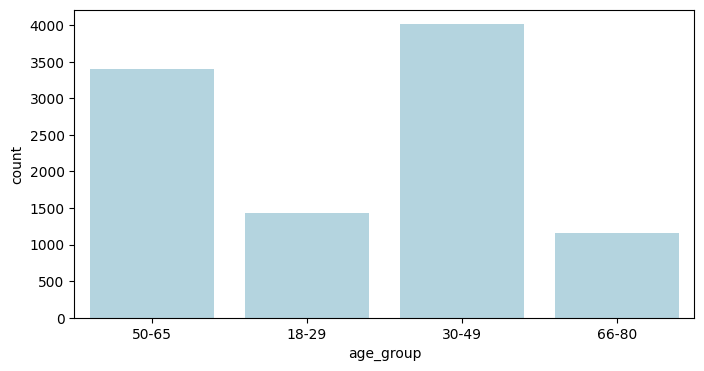
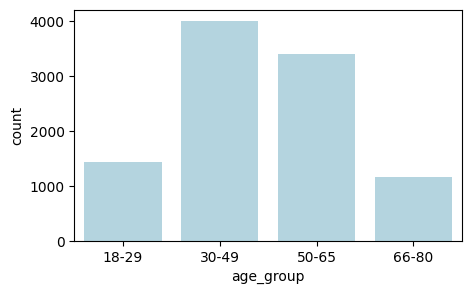
Code edit (unified diff) that turned the first committed figure into the second:
--- before
+++ after
@@ -1,5 +1,5 @@
 # Plot age ranges prior to ordering and changing the data type
 
-fig, axes = plt.subplots(figsize=(8, 4))
+fig, axes = plt.subplots(figsize=(5, 3))
 sns.countplot(data=df_anonymised, x="age_group", color="lightblue")
 plt.show()

Commit: Plot age ranges post ordering and changing data type: Stage 2, Section 2